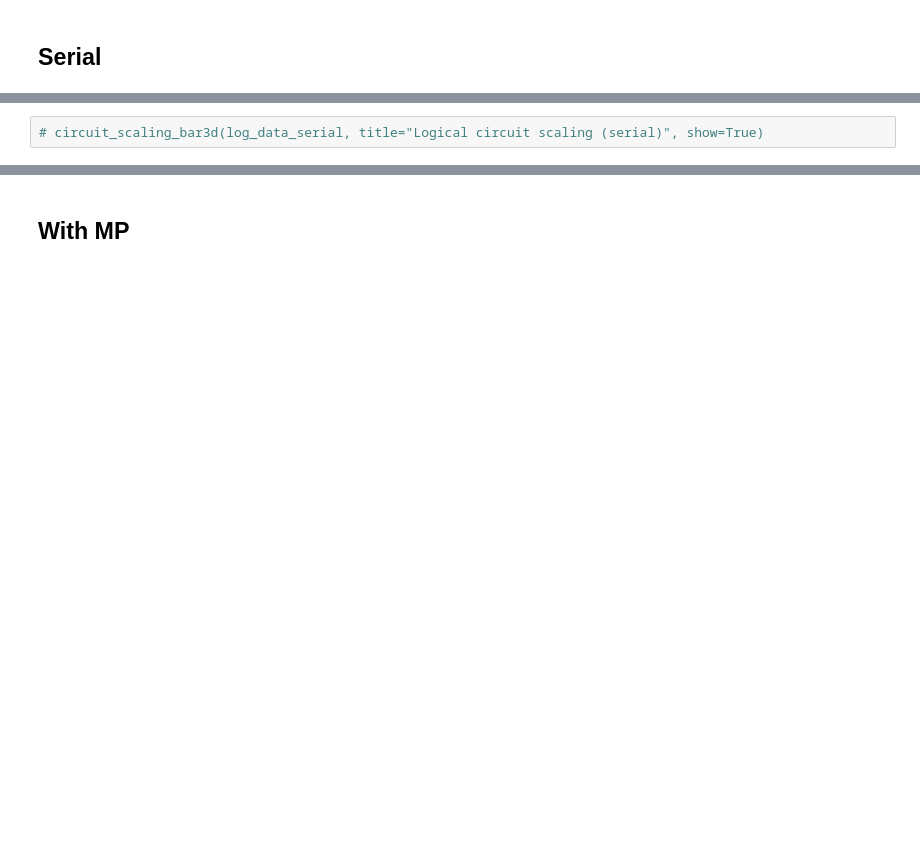
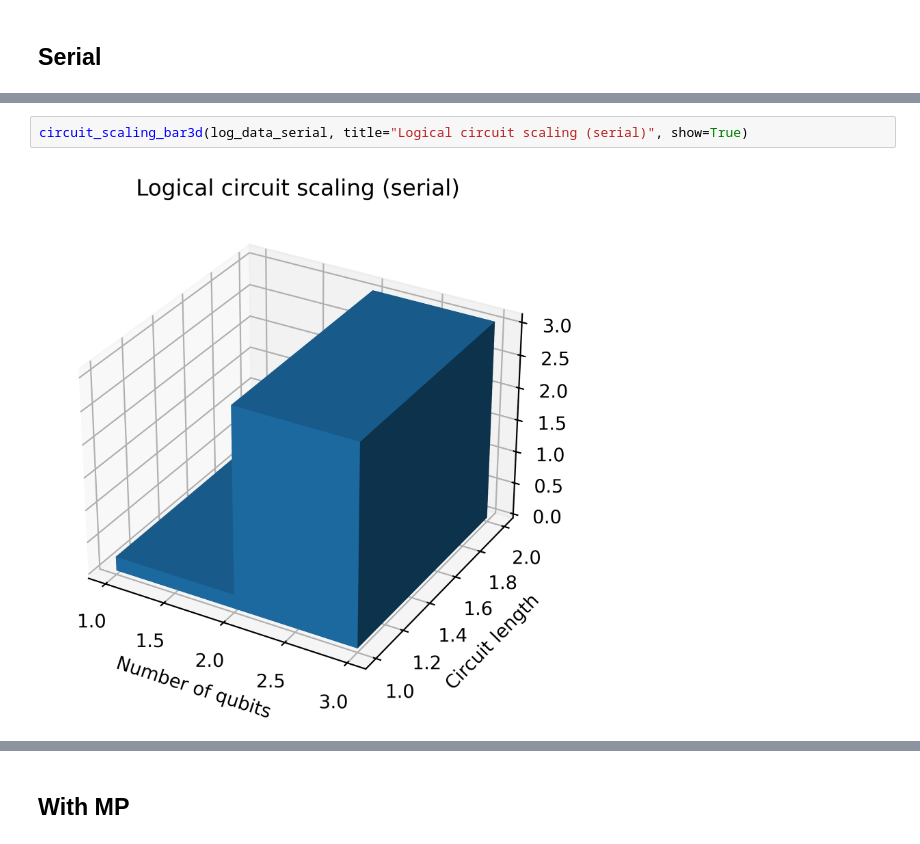
Before and after one commit to GT-Quantum-Computing-Association/LogicalQ, a Jupyter notebook: demos/Experiments_Demo.ipynb, the cells around one changed output, grey strips where cells are left out. Cells and saved outputs as stored; diff of their text form; blank space fills up the shorter version.

```diff
--- a/demos/Experiments_Demo.ipynb
+++ b/demos/Experiments_Demo.ipynb
@@ -118,2 +111,4 @@ log_data_serial = circuit_scaling_experiment(
 # %%
-# circuit_scaling_bar3d(log_data_serial, title="Logical circuit scaling (serial)", show=True)
+circuit_scaling_bar3d(log_data_serial, title="Logical circuit scaling (serial)", show=True)
+# %% [output]
+[figure, added]
```
Also changed, not shown: parts of 19 cells of this notebook, 3 other files.
